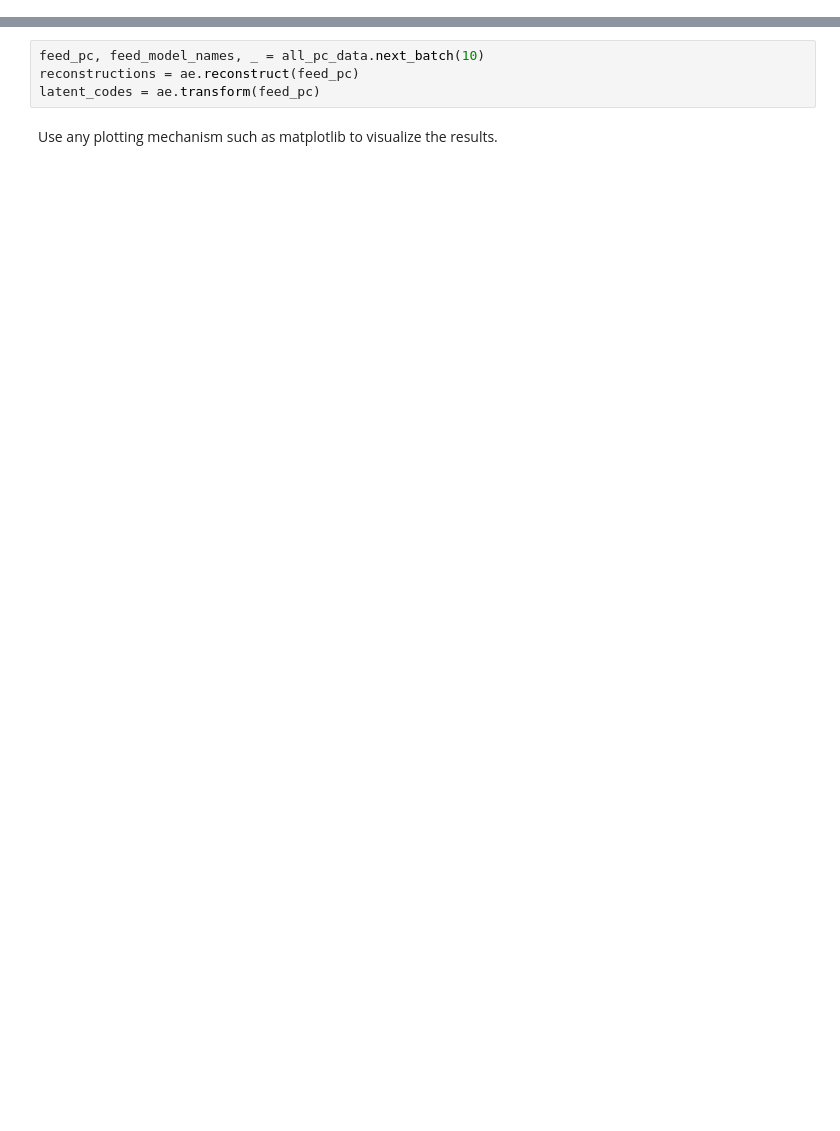
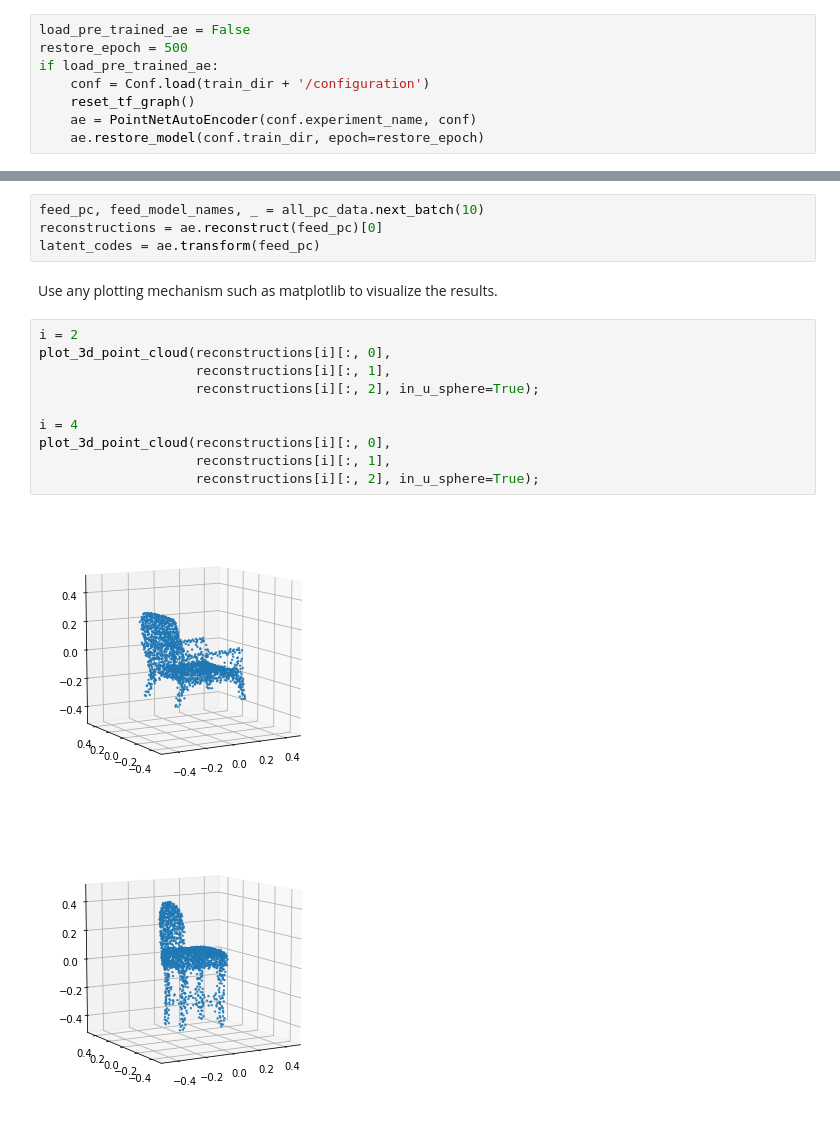
Before and after one commit to optas/latent_3d_points, a Jupyter notebook: notebooks/train_single_class_ae.ipynb, the cells around one changed output, grey strips where cells are left out. Drawn from its saved outputs; the diff is of its cells as text; blank space fills up the shorter version.

```diff
--- a/notebooks/train_single_class_ae.ipynb
+++ b/notebooks/train_single_class_ae.ipynb
@@ -91,3 +81,11 @@ conf.save(osp.join(train_dir, 'configuration'))
+# %%
+load_pre_trained_ae = False
+restore_epoch = 500
+if load_pre_trained_ae:
+    conf = Conf.load(train_dir + '/configuration')
+    reset_tf_graph()
+    ae = PointNetAutoEncoder(conf.experiment_name, conf)
+    ae.restore_model(conf.train_dir, epoch=restore_epoch)
 # %% [markdown]
 Build AE Model.
 # %%
@@ -141,7 +102,20 @@ KeyboardInterrupt:
 Get a batch of reconstuctions and their latent-codes.
 # %%
 feed_pc, feed_model_names, _ = all_pc_data.next_batch(10)
-reconstructions = ae.reconstruct(feed_pc)
+reconstructions = ae.reconstruct(feed_pc)[0]
 latent_codes = ae.transform(feed_pc)
 # %% [markdown]
 Use any plotting mechanism such as matplotlib to visualize the results.
+# %%
+i = 2
+plot_3d_point_cloud(reconstructions[i][:, 0],
+                    reconstructions[i][:, 1],
+                    reconstructions[i][:, 2], in_u_sphere=True);
+
+i = 4
+plot_3d_point_cloud(reconstructions[i][:, 0],
+                    reconstructions[i][:, 1],
+                    reconstructions[i][:, 2], in_u_sphere=True);
+# %% [output]
+[figure, added]
+[figure, added]
```
Also changed, not shown: parts of 6 cells of this notebook, 8 other files.
